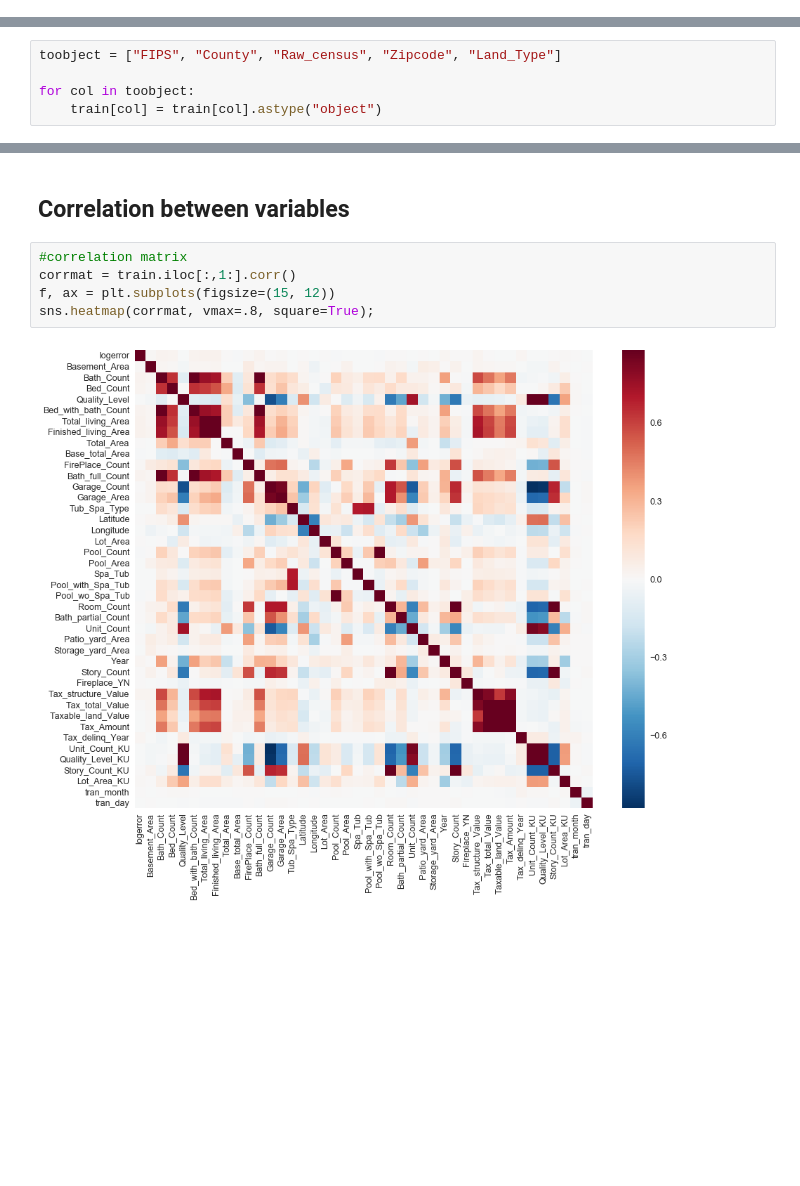
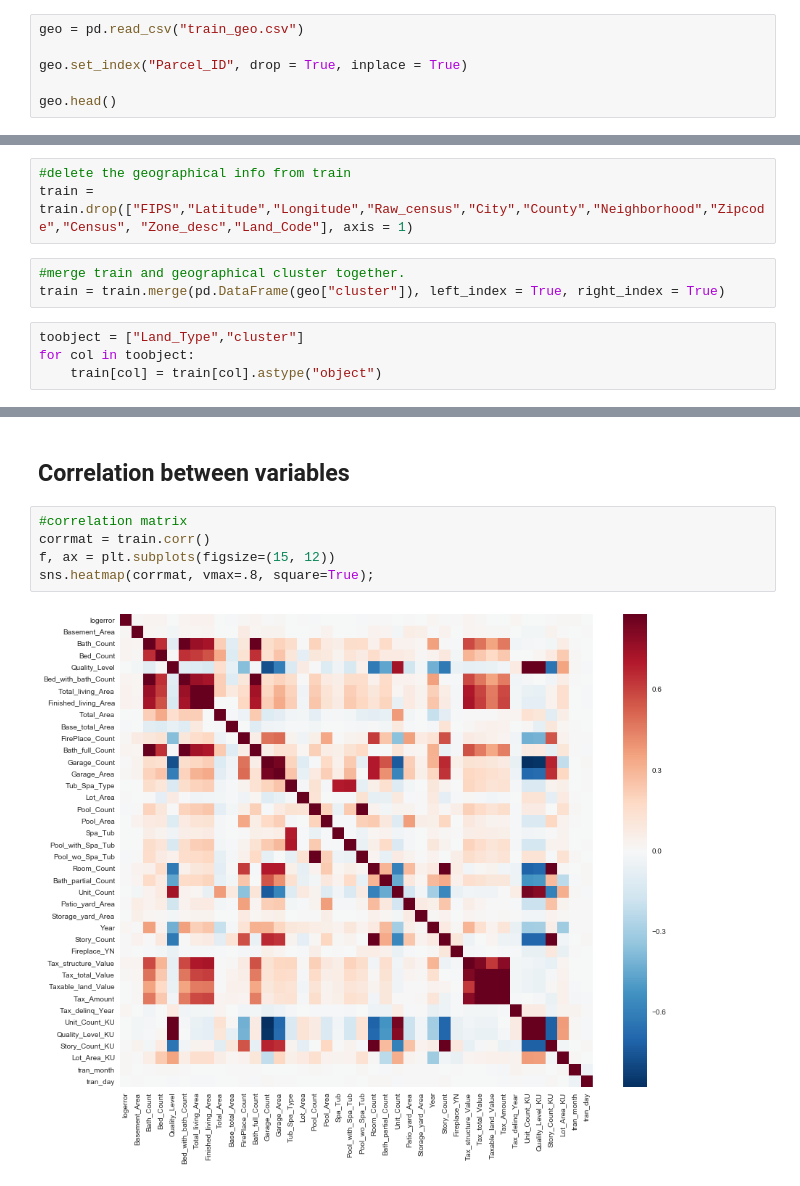
Before and after one commit to verali0816/Zillow-House-Price-Prediction, a Jupyter notebook: Preliminary_data_analysis.ipynb, the cells around one changed output, grey strips where cells are left out. Drawn from its saved outputs; the diff is of its cells as text; blank space fills up the shorter version.

```diff
--- a/Preliminary_data_analysis.ipynb
+++ b/Preliminary_data_analysis.ipynb
@@ -21,0 +44,6 @@ Somehow a few variables change back to numeric after reading csv using pandas.
+# %%
+geo = pd.read_csv("train_geo.csv")
+
+geo.set_index("Parcel_ID", drop = True, inplace = True)
+
+geo.head()
@@ -22,5 +58,10 @@ Somehow a few variables change back to numeric after reading csv using pandas.
+# %%
+#delete the geographical info from train
+train = train.drop(["FIPS","Latitude","Longitude","Raw_census","City","County","Neighborhood","Zipcode","Census", "Zone_desc","Land_Code"], axis = 1)
+# %%
+#merge train and geographical cluster together.
+train = train.merge(pd.DataFrame(geo["cluster"]), left_index = True, right_index = True)
 # %%
-toobject = ["FIPS", "County", "Raw_census", "Zipcode", "Land_Type"]
-
+toobject = ["Land_Type","cluster"]
 for col in toobject:
     train[col] = train[col].astype("object")
@@ -55,8 +96,8 @@ ax.set_ylabel("Frequency",fontsize = 20)
 ## Correlation between variables
 # %%
 #correlation matrix
-corrmat = train.iloc[:,1:].corr()
+corrmat = train.corr()
 f, ax = plt.subplots(figsize=(15, 12))
 sns.heatmap(corrmat, vmax=.8, square=True);
 # %% [output]
-[figure, old version]
+[figure, new version]
```
Also changed, not shown: parts of 20 cells of this notebook, 1 other file.
